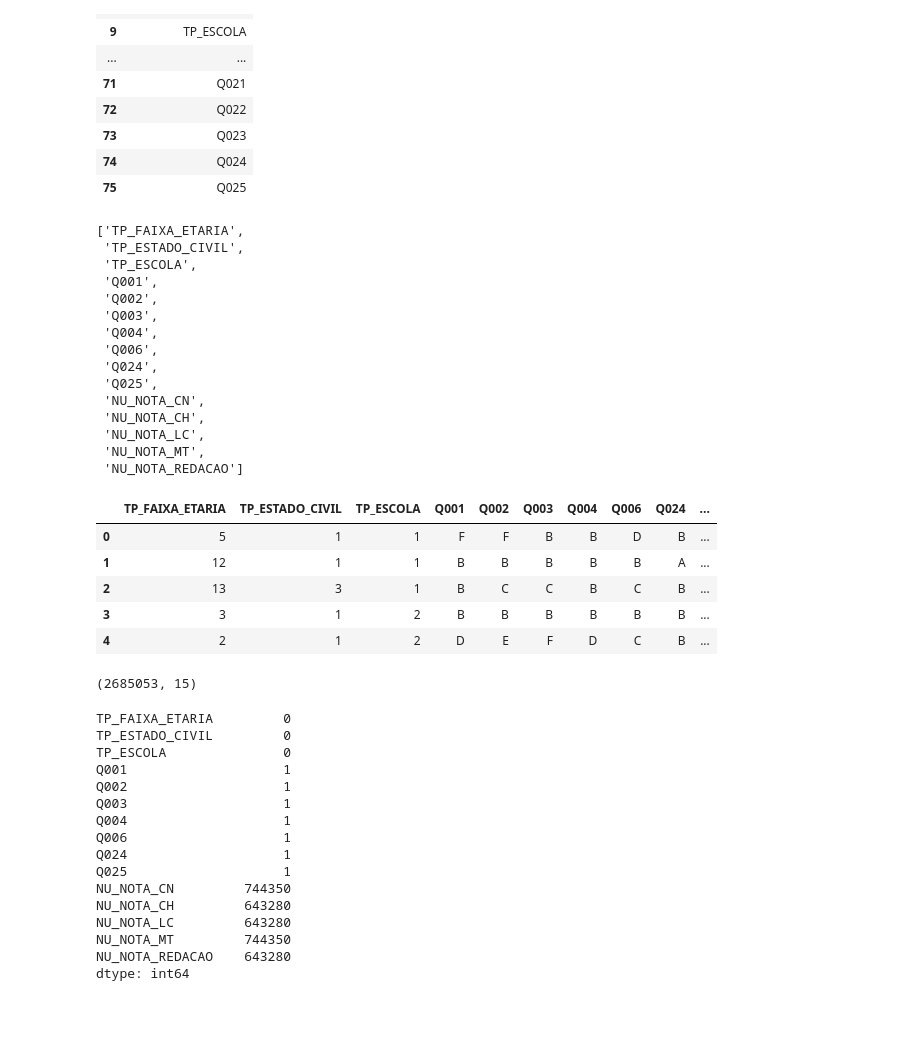
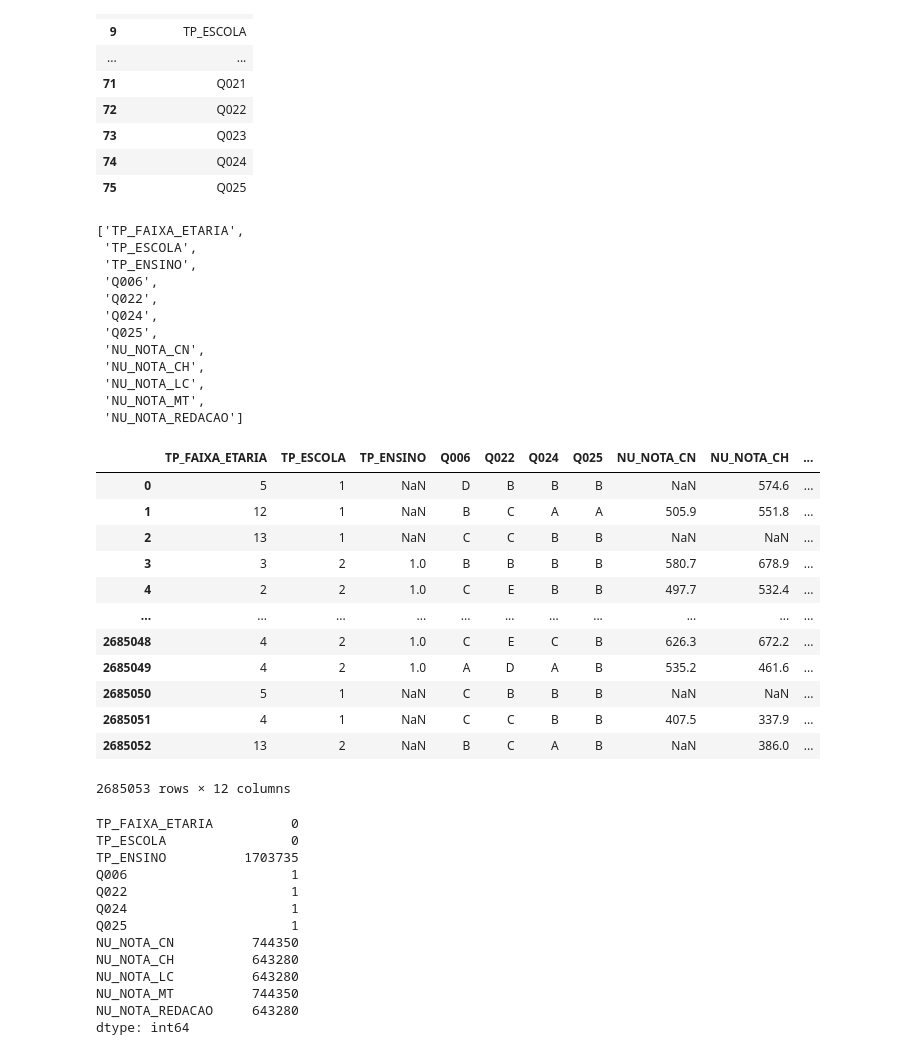
Before and after one commit to MouseDataScientist/repo, a Jupyter notebook: 2-enem_project/notebooks/2-enem_treatment.ipynb, the cells around one changed output. Drawn from its saved outputs; the diff is of its cells as text; code cells hidden in the pictures; blank space fills up the shorter version.

```diff
--- a/2-enem_project/notebooks/2-enem_treatment.ipynb
+++ b/2-enem_project/notebooks/2-enem_treatment.ipynb
@@ -43,17 +43,14 @@ indexes
 | 74 | Q024 |
 | 75 | Q025 |
 # %%
-indexes = list(base.columns[[2,4,9,51,52,53,54,56,74,75,31,32,33,34,50]])
+indexes = list(base.columns[[2,9,10,56,72,74,75,31,32,33,34,50]])
 indexes
 # %% [output]
 ['TP_FAIXA_ETARIA',
- 'TP_ESTADO_CIVIL',
  'TP_ESCOLA',
- 'Q001',
- 'Q002',
- 'Q003',
- 'Q004',
+ 'TP_ENSINO',
  'Q006',
+ 'Q022',
  'Q024',
  'Q025',
  'NU_NOTA_CN',
@@ -63,34 +60,34 @@ indexes
  'NU_NOTA_REDACAO']
 # %%
 base = base[indexes]
-base.head()
+base
 # %% [output]
-|  | TP_FAIXA_ETARIA | TP_ESTADO_CIVIL | TP_ESCOLA | Q001 | Q002 | Q003 | Q004 | Q006 | Q024 | ... |
-| 0 | 5 | 1 | 1 | F | F | B | B | D | B | ... |
-| 1 | 12 | 1 | 1 | B | B | B | B | B | A | ... |
-| 2 | 13 | 3 | 1 | B | C | C | B | C | B | ... |
-| 3 | 3 | 1 | 2 | B | B | B | B | B | B | ... |
-| 4 | 2 | 1 | 2 | D | E | F | D | C | B | ... |
+|  | TP_FAIXA_ETARIA | TP_ESCOLA | TP_ENSINO | Q006 | Q022 | Q024 | Q025 | NU_NOTA_CN | NU_NOTA_CH | ... |
+| 0 | 5 | 1 | NaN | D | B | B | B | NaN | 574.6 | ... |
+| 1 | 12 | 1 | NaN | B | C | A | A | 505.9 | 551.8 | ... |
+| 2 | 13 | 1 | NaN | C | C | B | B | NaN | NaN | ... |
+| 3 | 3 | 2 | 1.0 | B | B | B | B | 580.7 | 678.9 | ... |
+| 4 | 2 | 2 | 1.0 | C | E | B | B | 497.7 | 532.4 | ... |
+| ... | ... | ... | ... | ... | ... | ... | ... | ... | ... | ... |
+| 2685048 | 4 | 2 | 1.0 | C | E | C | B | 626.3 | 672.2 | ... |
+| 2685049 | 4 | 2 | 1.0 | A | D | A | B | 535.2 | 461.6 | ... |
+| 2685050 | 5 | 1 | NaN | C | B | B | B | NaN | NaN | ... |
+| 2685051 | 4 | 1 | NaN | C | C | B | B | 407.5 | 337.9 | ... |
+| 2685052 | 13 | 2 | NaN | B | C | A | B | NaN | 386.0 | ... |
+2685053 rows × 12 columns
-# %%
-base.shape
-# %% [output]
-(2685053, 15)
 # %%
 base.isna().sum()
 # %% [output]
-TP_FAIXA_ETARIA         0
-TP_ESTADO_CIVIL         0
-TP_ESCOLA               0
-Q001                    1
-Q002                    1
-Q003                    1
-Q004                    1
-Q006                    1
-Q024                    1
-Q025                    1
-NU_NOTA_CN         744350
-NU_NOTA_CH         643280
-NU_NOTA_LC         643280
-NU_NOTA_MT         744350
-NU_NOTA_REDACAO    643280
+TP_FAIXA_ETARIA          0
+TP_ESCOLA                0
+TP_ENSINO          1703735
+Q006                     1
+Q022                     1
+Q024                     1
+Q025                     1
+NU_NOTA_CN          744350
+NU_NOTA_CH          643280
+NU_NOTA_LC          643280
+NU_NOTA_MT          744350
+NU_NOTA_REDACAO     643280
 dtype: int64
```
Also changed, not shown: parts of 29 cells of this notebook.
